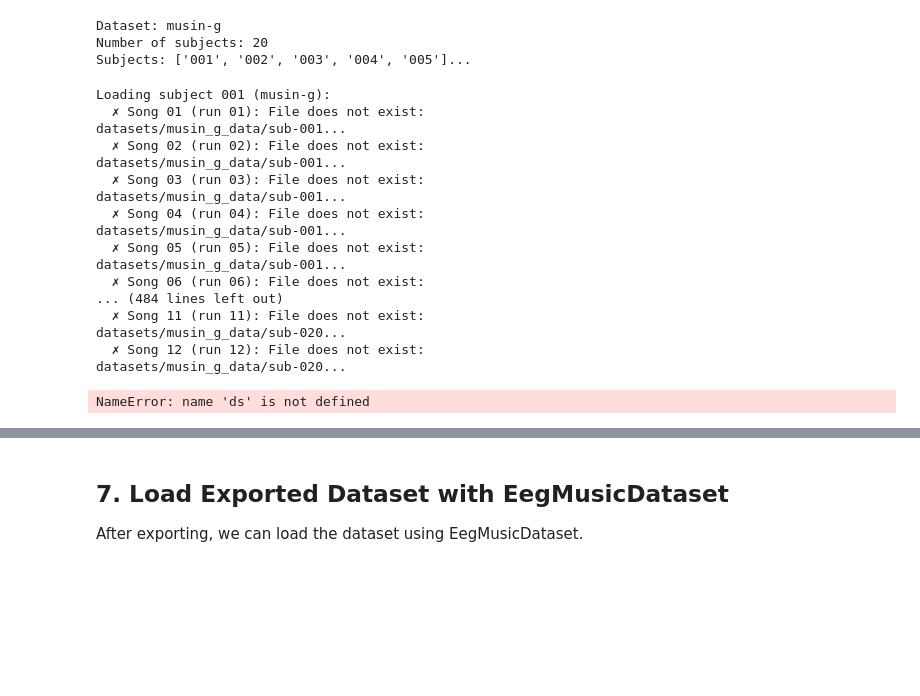
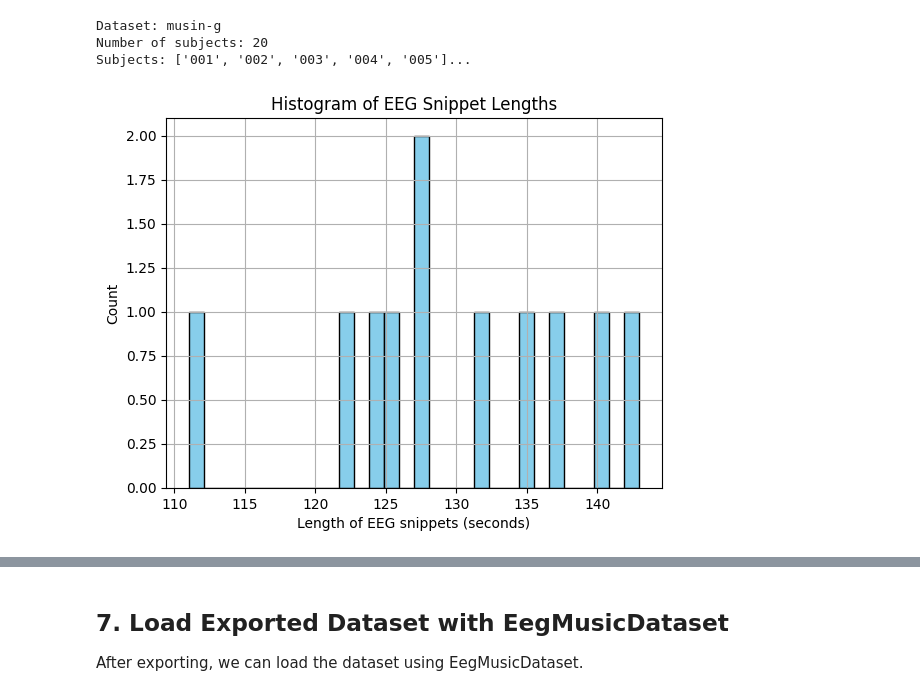
Before and after one commit to zmrocze/eeg-music-code, a Jupyter notebook: src/eeg_music/musin_g_loader_demo.ipynb, the cells around one changed output, grey strips where cells are left out. Cells and saved outputs as stored; diff of their text form; code cells hidden in the pictures; blank space fills up the shorter version.

Commit message:
train on musing dataset

```diff
--- a/src/eeg_music/musin_g_loader_demo.ipynb
+++ b/src/eeg_music/musin_g_loader_demo.ipynb
@@ -45,31 +45,25 @@ Dataset: musin-g
 Number of subjects: 20
 Subjects: ['001', '002', '003', '004', '005']...
 # %%
-loader_export = BCMIMusingLoader(str(musin_g_path))
-loader_export.load_all_subjects()
+# loader_export = BCMIMusingLoader(str(musin_g_path))
+# loader_export.load_all_subjects()
 new_dataset_save_dir = Path("./datasets/musin_g_export2")
-copy_from_dataloader_into_dir(loader_export, new_dataset_save_dir)
+# copy_from_dataloader_into_dir(loader_export, new_dataset_save_dir)
 
 ds = EEGMusicDataset.load_ondisk(new_dataset_save_dir)
-# %% [output]
-Loading subject 001 (musin-g):
-  ✗ Song 01 (run 01): File does not exist:
-datasets/musin_g_data/sub-001...
-  ✗ Song 02 (run 02): File does not exist:
-datasets/musin_g_data/sub-001...
-  ✗ Song 03 (run 03): File does not exist:
-datasets/musin_g_data/sub-001...
-  ✗ Song 04 (run 04): File does not exist:
-datasets/musin_g_data/sub-001...
-  ✗ Song 05 (run 05): File does not exist:
-datasets/musin_g_data/sub-001...
-  ✗ Song 06 (run 06): File does not exist:
-... (484 lines left out)
-  ✗ Song 11 (run 11): File does not exist:
-datasets/musin_g_data/sub-020...
-  ✗ Song 12 (run 12): File does not exist:
-datasets/musin_g_data/sub-020...
-# %%
-ds
-# %% [output]
-NameError: name 'ds' is not defined
+# %%
+import matplotlib.pyplot as plt
+
+s = set()
+for t in ds:
+  l = t.eeg_data.get_eeg().length_seconds()
+  s.add(l)
+
+plt.hist(list(s), bins=30, color='skyblue', edgecolor='black')
+plt.xlabel('Length of EEG snippets (seconds)')
+plt.ylabel('Count')
+plt.title('Histogram of EEG Snippet Lengths')
+plt.grid(True)
+plt.show()
+# %% [output]
+[figure, added]
```
Also changed, not shown: parts of 6 cells of this notebook, 5 other files.
